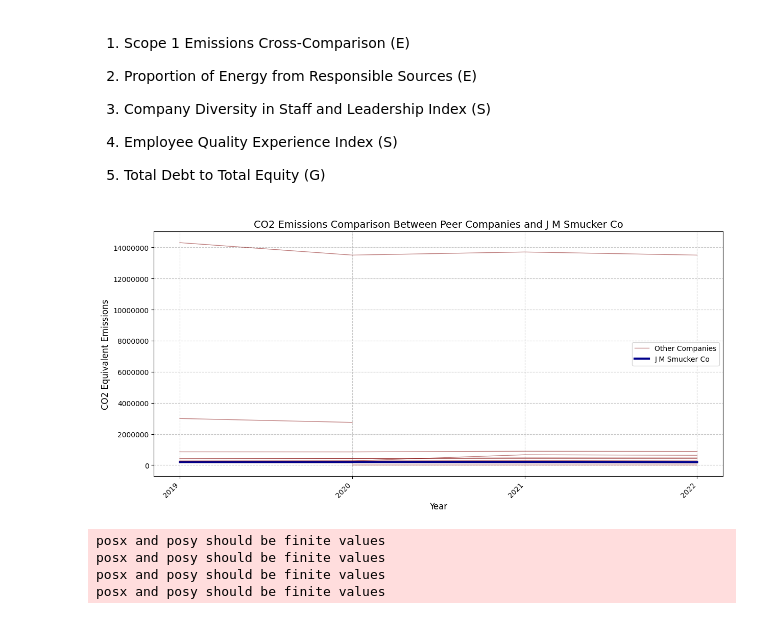
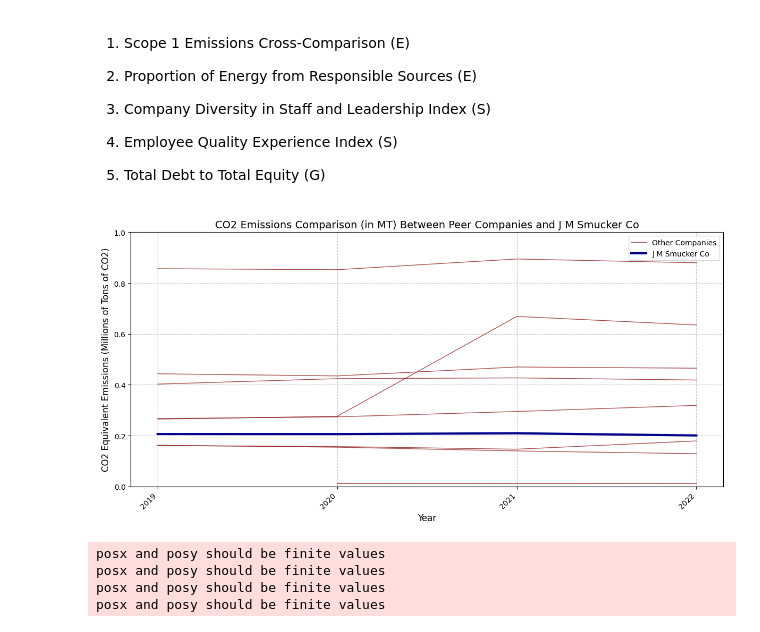
Before and after one commit to neil-stein/ESG_analysis, a Jupyter notebook: hw1_esg_NS.ipynb, the cells around one changed output. Drawn from its saved outputs; the diff is of its cells as text; code cells hidden in the pictures.

Commit message:
updated charts, visual coding

```diff
--- a/hw1_esg_NS.ipynb
+++ b/hw1_esg_NS.ipynb
@@ -86,38 +86,41 @@ def get_emissions_data(df, years):
         for year in years:
             for col in df.columns:
                 match = re.search(r"(\d{4})", col)
                 if match and int(match.group(1)) == year:
                     emissions.append(df.loc[index, col])
                     break
             else:
                 emissions.append(None)  # Handle missing years
         emissions_data[company] = emissions
     return emissions_data
 
 # testing the years and setting targets
 selected_years = extract_years(top10_selectedcomp)
 selected_emissions = get_emissions_data(top10_selectedcomp, selected_years)
 
 # plotting
 plt.figure(figsize=(12, 6))
 for company, emissions in selected_emissions.items():
+    emissions_millions = [e / 1000000 if e is not None else None for e in emissions]  #handles missing data
+
     if company == target_company:
-        plt.plot(selected_years, emissions, color="darkblue", linewidth=3, label= target_company)
+        plt.plot(selected_years, emissions_millions, color="darkblue", linewidth=3, label=target_company)
     else:
-        plt.plot(selected_years, emissions, color="maroon", alpha=0.5, linewidth=1, label= 'Other Companies' if company == list(selected_emissions.keys())[0] else None)
+        plt.plot(selected_years, emissions_millions, color="maroon", alpha=0.7, linewidth=1, label='Other Companies' if company == list(selected_emissions.keys())[0] else None)
 
 plt.xlabel("Year", fontsize=12)
-plt.ylabel("CO2 Equivalent Emissions", fontsize=12)
-plt.title(f"CO2 Emissions Comparison Between Peer Companies and {target_company}", fontsize=14)
+plt.ylabel("CO2 Equivalent Emissions (Millions of Tons of CO2)", fontsize=12)
+plt.title(f"CO2 Emissions Comparison (in MT) Between Peer Companies and {target_company}", fontsize=14)
 plt.xticks(selected_years, rotation=45, ha="right", fontsize=10)
 plt.yticks(fontsize=10)
+plt.ylim(0,1)
 plt.grid(True, linestyle="--", alpha=0.7)
 plt.legend(fontsize=10)
 plt.tight_layout()
 plt.gca().ticklabel_format(style='plain', axis='y')
 plt.show()
 # %% [output]
-[figure, old version]
+[figure, new version]
 # %%
 # Data analysis on key ESG Metrics (c) - Proportion of Energy from Responsible Sources
 top10_selectedcomp['energy_comp'] = top10_selectedcomp['Renewable Energy Purchased']/top10_selectedcomp['Energy Purchased Direct']
```
Also changed, not shown: parts of 1 cell of this notebook, 3 other files.
